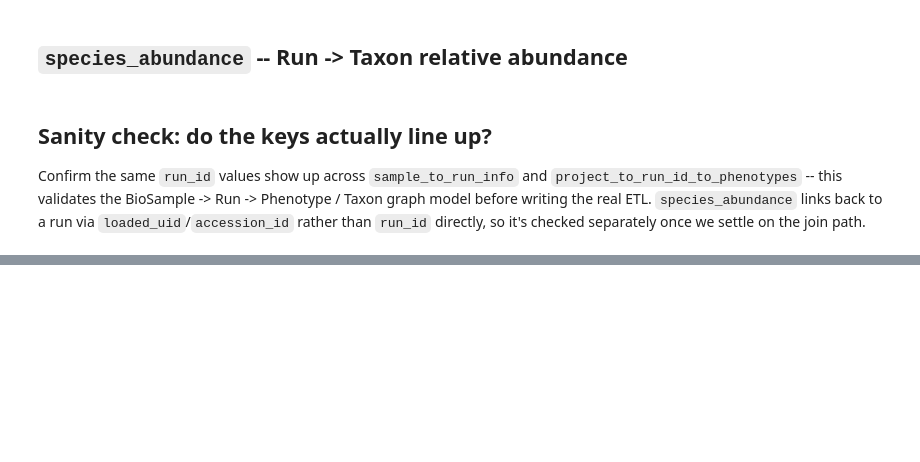
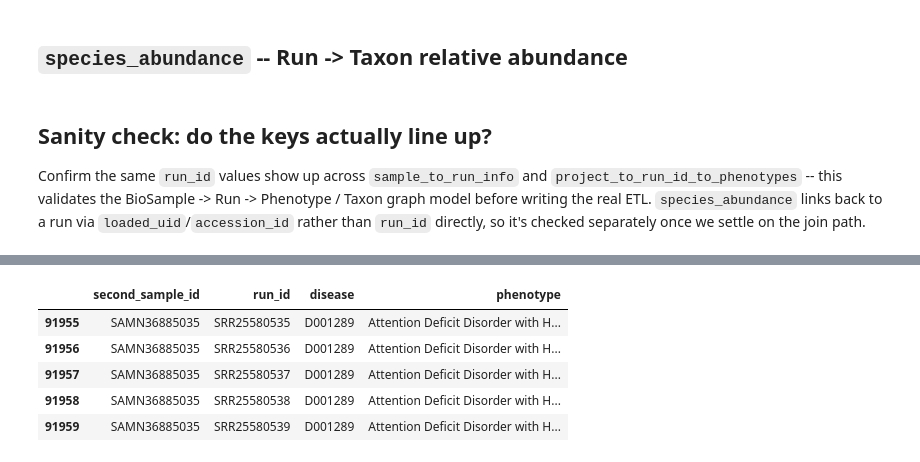
Before and after one commit to d3pant/GMREPOV3, a Jupyter notebook: eda/eda.ipynb, the cells around one changed output, grey strips where cells are left out. Drawn from its saved outputs; the diff is of its cells as text; code cells hidden in the pictures; blank space fills up the shorter version.

```diff
--- a/eda/eda.ipynb
+++ b/eda/eda.ipynb
@@ -78,0 +152,9 @@ print(f"shared run_ids: {len(shared_run_ids)}")
+# %%
+df_conflicts.tail()
+# %% [output]
+|  | second_sample_id | run_id | disease | phenotype |
+| 91955 | SAMN36885035 | SRR25580535 | D001289 | Attention Deficit Disorder with H... |
+| 91956 | SAMN36885035 | SRR25580536 | D001289 | Attention Deficit Disorder with H... |
+| 91957 | SAMN36885035 | SRR25580537 | D001289 | Attention Deficit Disorder with H... |
+| 91958 | SAMN36885035 | SRR25580538 | D001289 | Attention Deficit Disorder with H... |
+| 91959 | SAMN36885035 | SRR25580539 | D001289 | Attention Deficit Disorder with H... |
```
Also changed, not shown: parts of 8 cells of this notebook, 3 other files.
